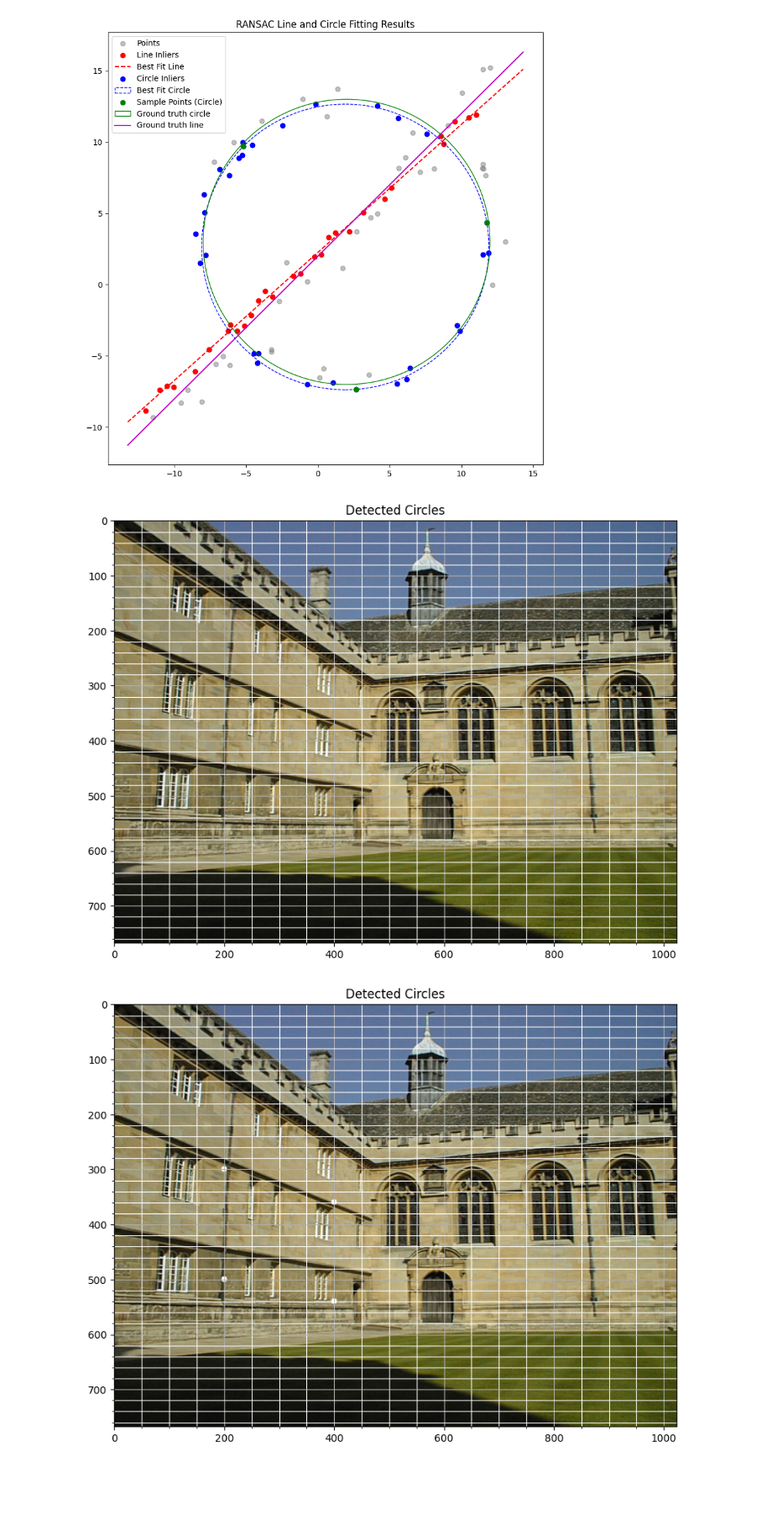
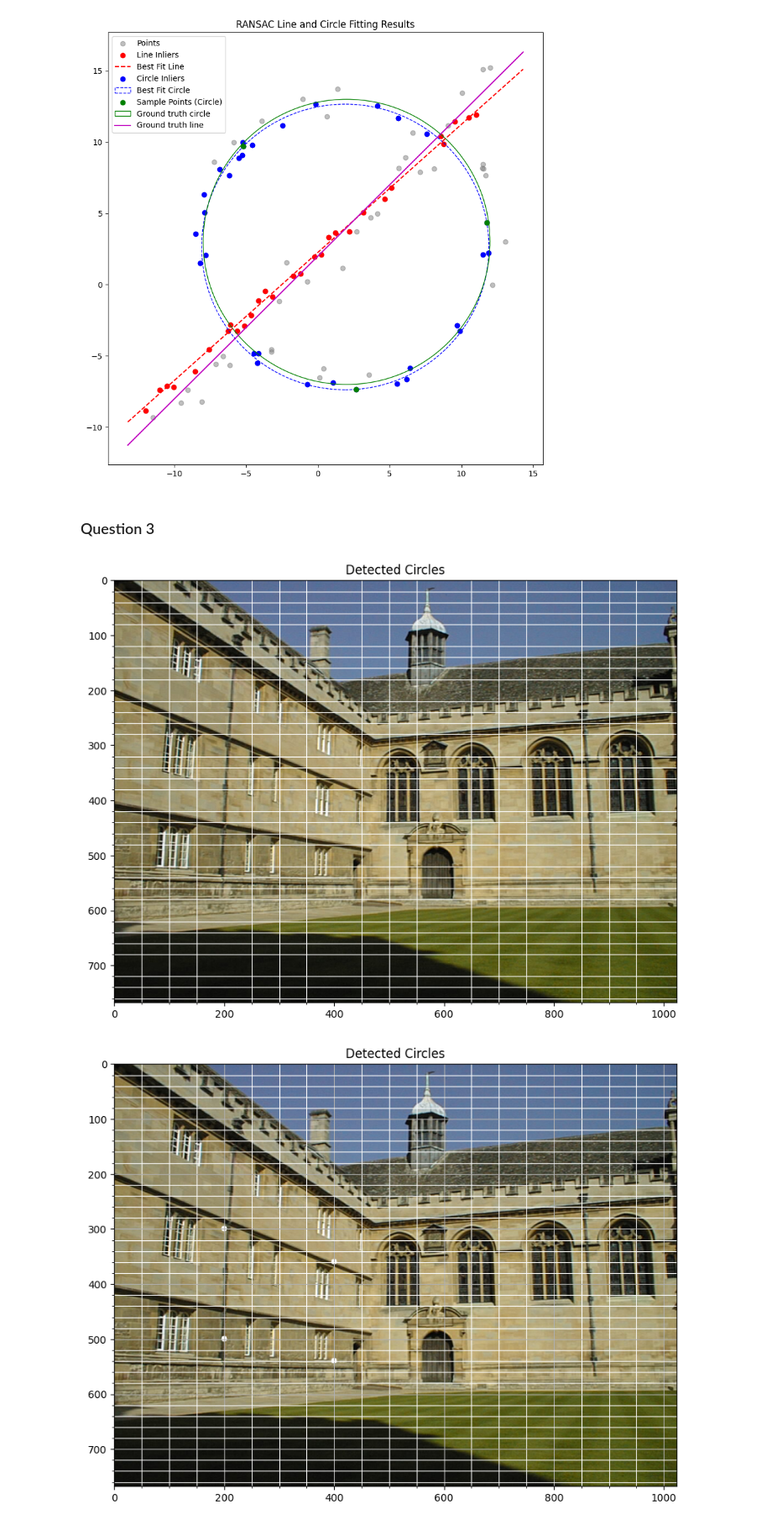
Before and after one commit to AvindaShamal/EN3160_Assignments, a Jupyter notebook: Assignment2/210599E_Assignment2.ipynb, the cells around one changed output. Shown at 84% size. Drawn from its saved outputs; the diff is of its cells as text; code cells hidden in the pictures; blank space fills up the shorter version.

```diff
--- a/Assignment2/210599E_Assignment2.ipynb
+++ b/Assignment2/210599E_Assignment2.ipynb
@@ -317,25 +300,26 @@ circle_inliers = radial_distances(X_remnant, best_xc, best_yc, best_r) < circle_
 plot_ransac_results(X, best_a, best_b, best_d, best_xc, best_yc, best_r, best_sample_points, line_inliers, circle_inliers)
 # %% [output]
 [figure]
+# %% [markdown]
+### Question 3
 # %%
 import cv2
 import numpy as np
 import matplotlib.pyplot as plt
 
 img = cv2.imread("a2images/005.jpg")
 assert img is not None
 
 plt.figure(figsize=(10,10))
 plt.imshow(cv2.cvtColor(img, cv2.COLOR_BGR2RGB))
 plt.title('Detected Circles')
-plt.grid(True)
 
 plt.minorticks_on()  # Enable minor ticks
 plt.grid(which='minor', color='white')
 
 plt.show()
 # %% [output]
-[figure, old version]
+[figure, new version]
 # %%
 points_img = np.array([[200,300], [200,500], [400,360], [400,540]], dtype='float32')
 
```
Also changed, not shown: parts of 5 cells of this notebook.
